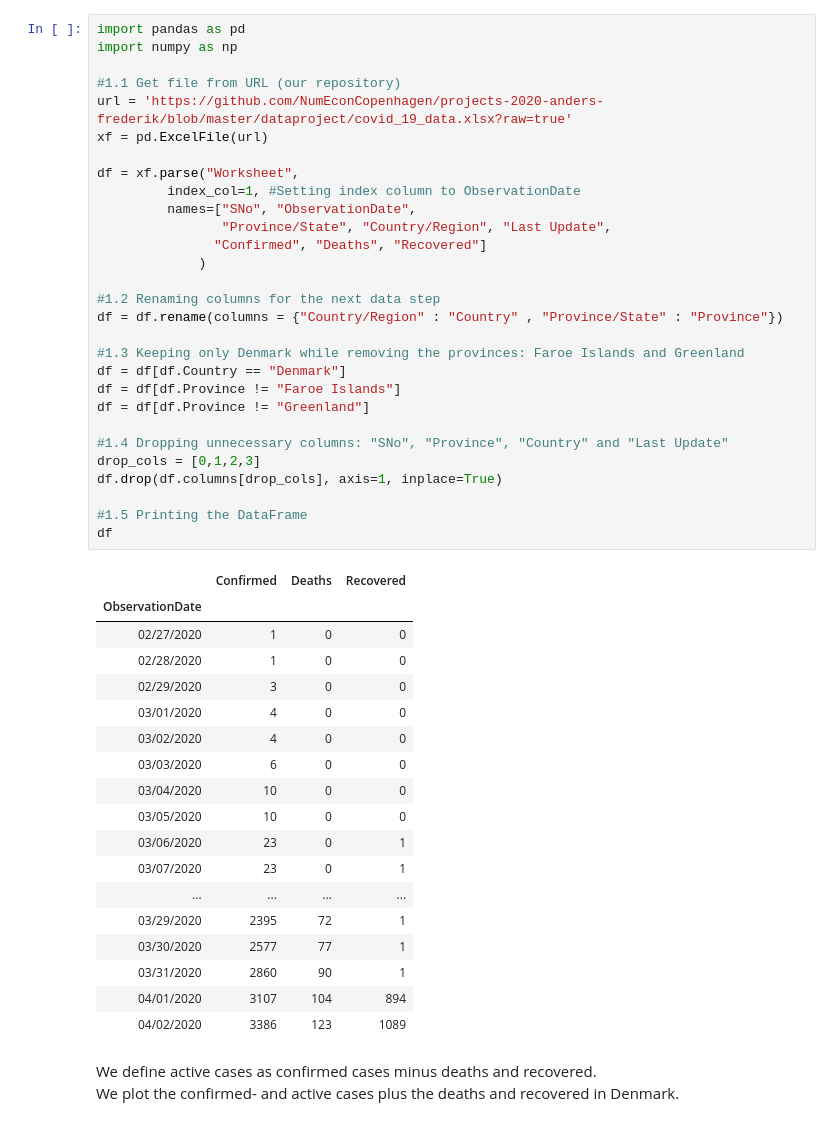
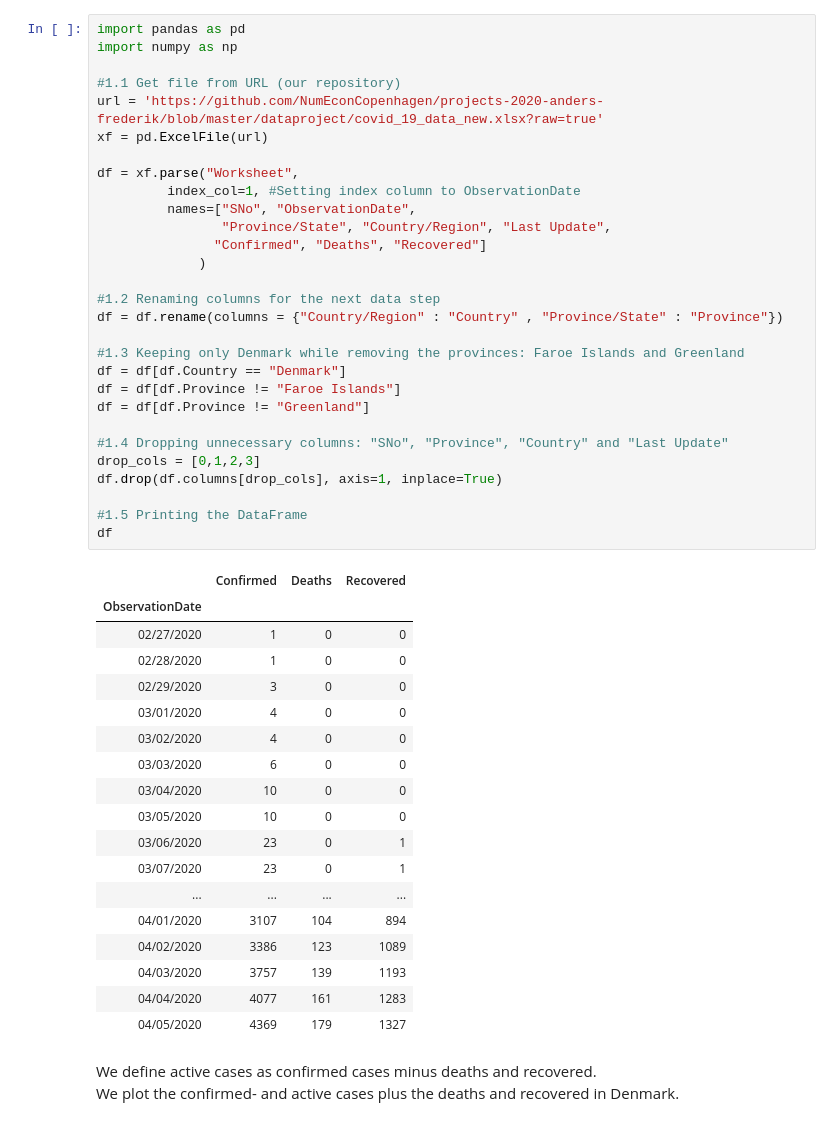
Before and after one commit to kzm266/projects-2020-anders-frederik, a Jupyter notebook: dataproject/dataproject.ipynb, the cells around one changed output. Cells and saved outputs as stored; diff of their text form.

```diff
--- a/dataproject/dataproject.ipynb
+++ b/dataproject/dataproject.ipynb
@@ -24,7 +24,7 @@ import pandas as pd
 import numpy as np
 
 #1.1 Get file from URL (our repository)
-url = 'https://github.com/NumEconCopenhagen/projects-2020-anders-frederik/blob/master/dataproject/covid_19_data.xlsx?raw=true'
+url = 'https://github.com/NumEconCopenhagen/projects-2020-anders-frederik/blob/master/dataproject/covid_19_data_new.xlsx?raw=true'
 xf = pd.ExcelFile(url)
 
 df = xf.parse("Worksheet",
@@ -35,38 +35,38 @@ df = xf.parse("Worksheet",
              )
 
 #1.2 Renaming columns for the next data step
 df = df.rename(columns = {"Country/Region" : "Country" , "Province/State" : "Province"})
 
 #1.3 Keeping only Denmark while removing the provinces: Faroe Islands and Greenland
 df = df[df.Country == "Denmark"]
 df = df[df.Province != "Faroe Islands"]
 df = df[df.Province != "Greenland"]
 
 #1.4 Dropping unnecessary columns: "SNo", "Province", "Country" and "Last Update"
 drop_cols = [0,1,2,3]
 df.drop(df.columns[drop_cols], axis=1, inplace=True)
 
 #1.5 Printing the DataFrame
 df
 # %% [output]
 |  | Confirmed | Deaths | Recovered |
 | ObservationDate |  |  |  |
 | 02/27/2020 | 1 | 0 | 0 |
 | 02/28/2020 | 1 | 0 | 0 |
 | 02/29/2020 | 3 | 0 | 0 |
 | 03/01/2020 | 4 | 0 | 0 |
 | 03/02/2020 | 4 | 0 | 0 |
 | 03/03/2020 | 6 | 0 | 0 |
 | 03/04/2020 | 10 | 0 | 0 |
 | 03/05/2020 | 10 | 0 | 0 |
 | 03/06/2020 | 23 | 0 | 1 |
 | 03/07/2020 | 23 | 0 | 1 |
 | ... | ... | ... | ... |
-| 03/29/2020 | 2395 | 72 | 1 |
-| 03/30/2020 | 2577 | 77 | 1 |
-| 03/31/2020 | 2860 | 90 | 1 |
 | 04/01/2020 | 3107 | 104 | 894 |
 | 04/02/2020 | 3386 | 123 | 1089 |
+| 04/03/2020 | 3757 | 139 | 1193 |
+| 04/04/2020 | 4077 | 161 | 1283 |
+| 04/05/2020 | 4369 | 179 | 1327 |
 # %% [markdown]
 We define active cases as confirmed cases minus deaths and recovered.
 We plot the confirmed- and active cases plus the deaths and recovered in Denmark.
```
Also changed, not shown: parts of 7 cells of this notebook.
